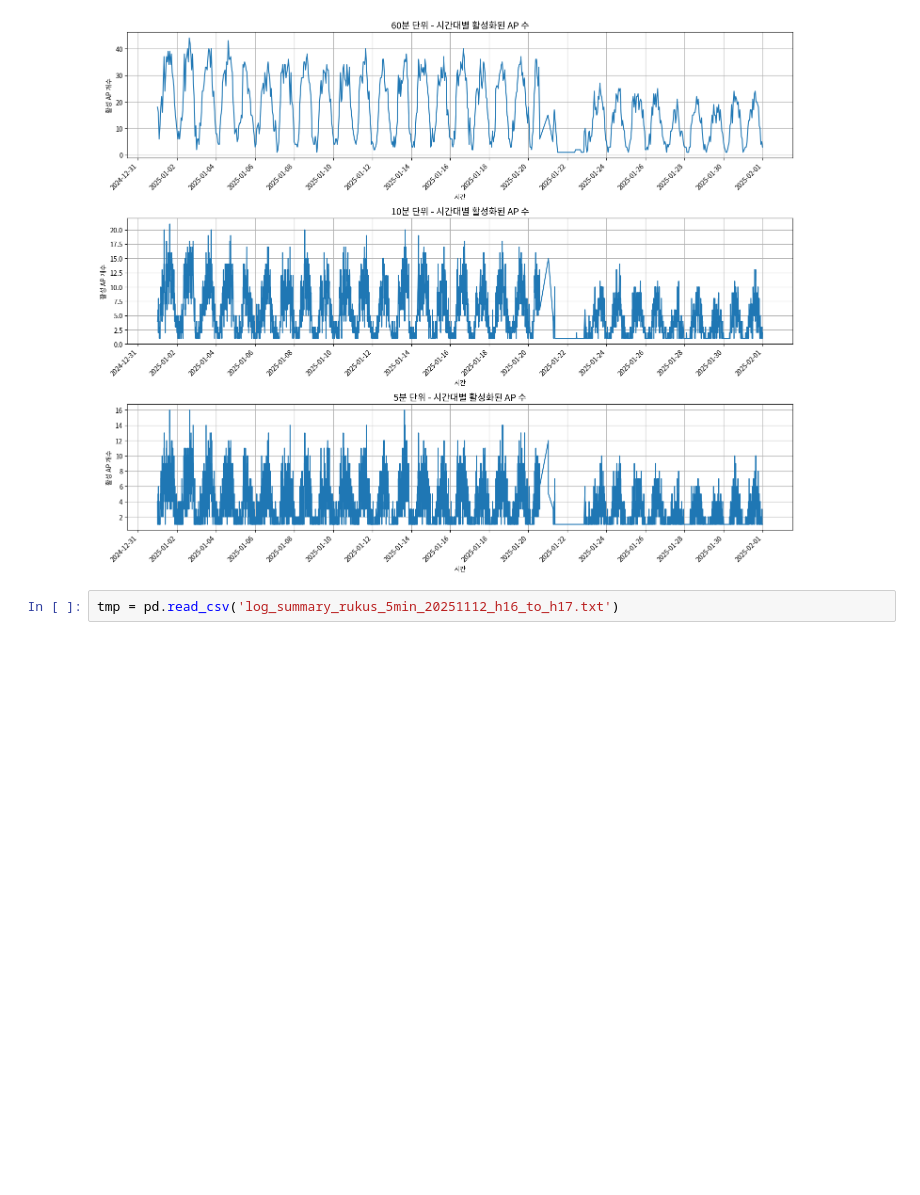
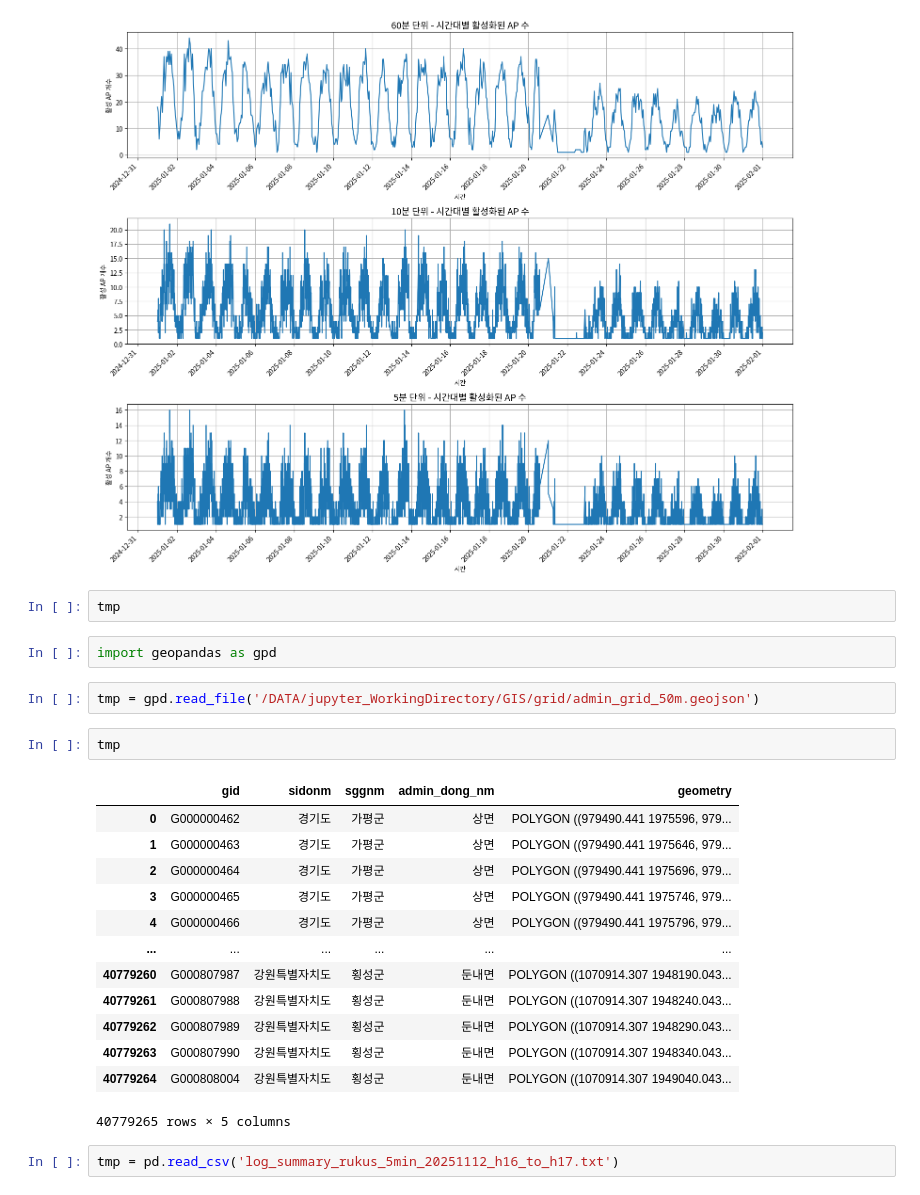
Before and after one commit to KnellBalm/yeosu, a Jupyter notebook: deploy/module/predict_model/flowpop_predict.ipynb, the cells around one changed output. Drawn from its saved outputs; the diff is of its cells as text; blank space fills up the shorter version.

```diff
--- a/deploy/module/predict_model/flowpop_predict.ipynb
+++ b/deploy/module/predict_model/flowpop_predict.ipynb
@@ -917,6 +917,28 @@ plt.tight_layout()
 plt.show()
 # %% [output]
 [figure]
+# %%
+tmp
+# %%
+import geopandas as gpd
+# %%
+tmp = gpd.read_file('/DATA/jupyter_WorkingDirectory/GIS/grid/admin_grid_50m.geojson')
+# %%
+tmp
+# %% [output]
+|  | gid | sidonm | sggnm | admin_dong_nm | geometry |
+| 0 | G000000462 | 경기도 | 가평군 | 상면 | POLYGON ((979490.441 1975596, 979... |
+| 1 | G000000463 | 경기도 | 가평군 | 상면 | POLYGON ((979490.441 1975646, 979... |
+| 2 | G000000464 | 경기도 | 가평군 | 상면 | POLYGON ((979490.441 1975696, 979... |
+| 3 | G000000465 | 경기도 | 가평군 | 상면 | POLYGON ((979490.441 1975746, 979... |
+| 4 | G000000466 | 경기도 | 가평군 | 상면 | POLYGON ((979490.441 1975796, 979... |
+| ... | ... | ... | ... | ... | ... |
+| 40779260 | G000807987 | 강원특별자치도 | 횡성군 | 둔내면 | POLYGON ((1070914.307 1948190.043... |
+| 40779261 | G000807988 | 강원특별자치도 | 횡성군 | 둔내면 | POLYGON ((1070914.307 1948240.043... |
+| 40779262 | G000807989 | 강원특별자치도 | 횡성군 | 둔내면 | POLYGON ((1070914.307 1948290.043... |
+| 40779263 | G000807990 | 강원특별자치도 | 횡성군 | 둔내면 | POLYGON ((1070914.307 1948340.043... |
+| 40779264 | G000808004 | 강원특별자치도 | 횡성군 | 둔내면 | POLYGON ((1070914.307 1949040.043... |
+40779265 rows × 5 columns
 # %%
 tmp = pd.read_csv('log_summary_rukus_5min_20251112_h16_to_h17.txt')
 # %%
```
Also changed, not shown: 5 other files.
